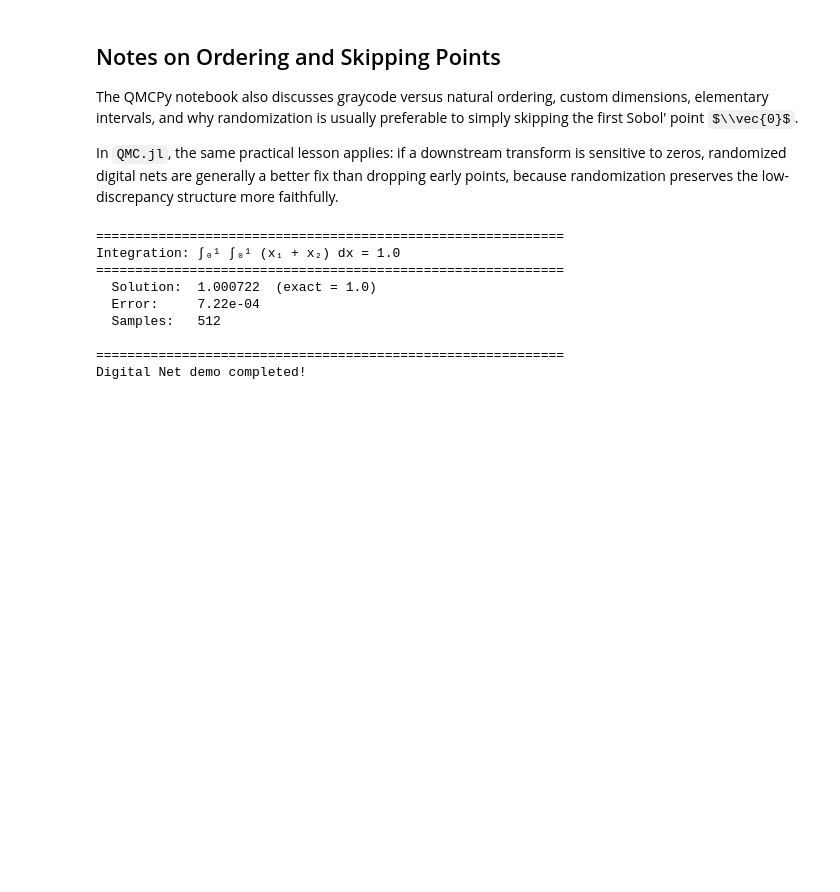
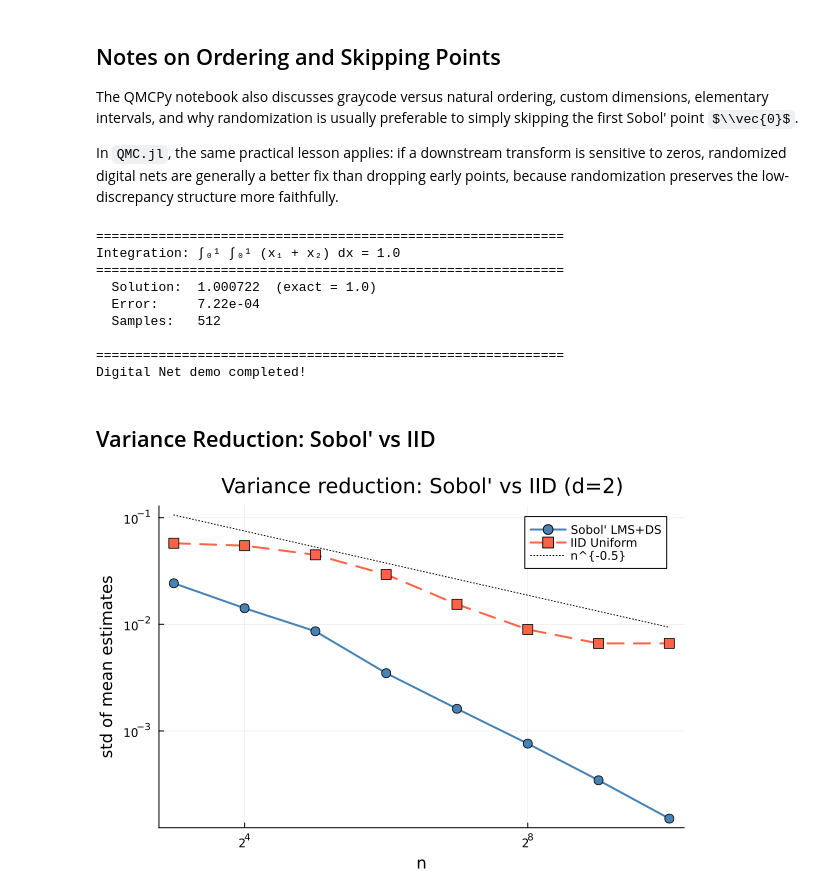
Before and after one commit to QMCSoftware/QMC.jl, a Jupyter notebook: demos/digital_net_b2.ipynb, the cells around one changed output. Cells and saved outputs as stored; diff of their text form; code cells hidden in the pictures; some formulas as TeX source; blank space fills up the shorter version.

```diff
--- a/demos/digital_net_b2.ipynb
+++ b/demos/digital_net_b2.ipynb
@@ -245,3 +288,36 @@ Integration: ∫₀¹ ∫₀¹ (x₁ + x₂) dx = 1.0
 
 ============================================================
 Digital Net demo completed!
+# %% [markdown]
+## Variance Reduction: Sobol' vs IID
+# %%
+if HAVE_PLOTS
+    # Empirical L2 star discrepancy estimate: std of R means at each n
+    R_disc = 16
+    ns_disc = [2^k for k in 3:10]
+    function l2_disc_std(dd_factory, ns, R)
+        stds = Float64[]
+        for n in ns
+            ests = [mean(gen_samples(dd_factory(r), n)) for r in 1:R]
+            push!(stds, std(ests))
+        end
+        stds
+    end
+    std_iid  = l2_disc_std(r -> IIDStdUniform(2; seed=r), ns_disc, R_disc)
+    std_sobol = l2_disc_std(r -> DigitalNetB2(2; seed=r, randomize="LMS_DS", graycode=false), ns_disc, R_disc)
+
+    p = plot(ns_disc, std_sobol;
+        xscale=:log2, yscale=:log10,
+        marker=:circle, lw=2, ms=5, color=:steelblue,
+        label="Sobol' LMS+DS",
+        xlabel="n", ylabel="std of mean estimates",
+        title="Variance reduction: Sobol' vs IID (d=2)")
+    plot!(ns_disc, std_iid;
+        marker=:square, lw=2, ms=5, color=:tomato, linestyle=:dash,
+        label="IID Uniform")
+    ref_n = Float64.(ns_disc)
+    plot!(ref_n, 0.3 .* ref_n .^ (-0.5); lw=1, color=:black, linestyle=:dot, label="n^{-0.5}")
+    display(p)
+end
+# %% [output]
+[figure, added]
```
Also changed, not shown: parts of 3 cells of this notebook, 14 other files.
